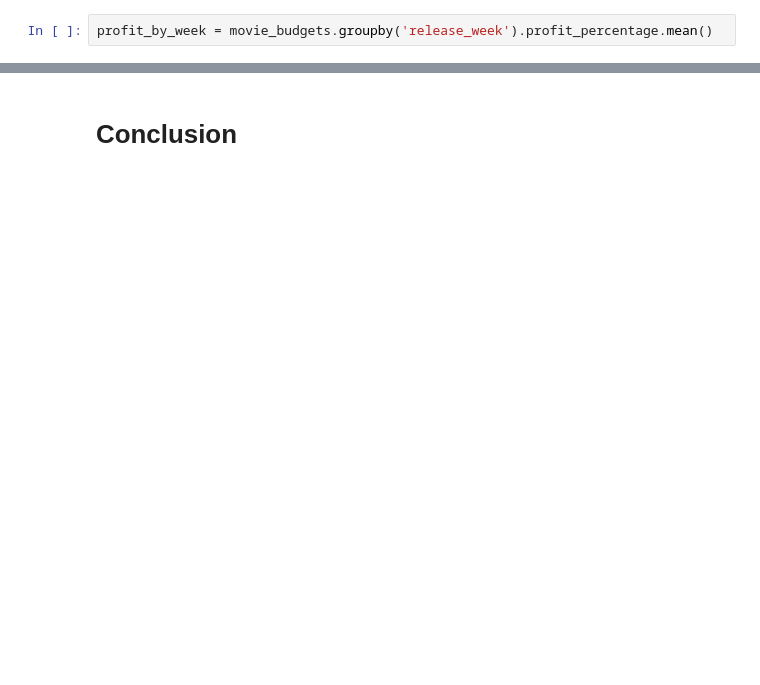
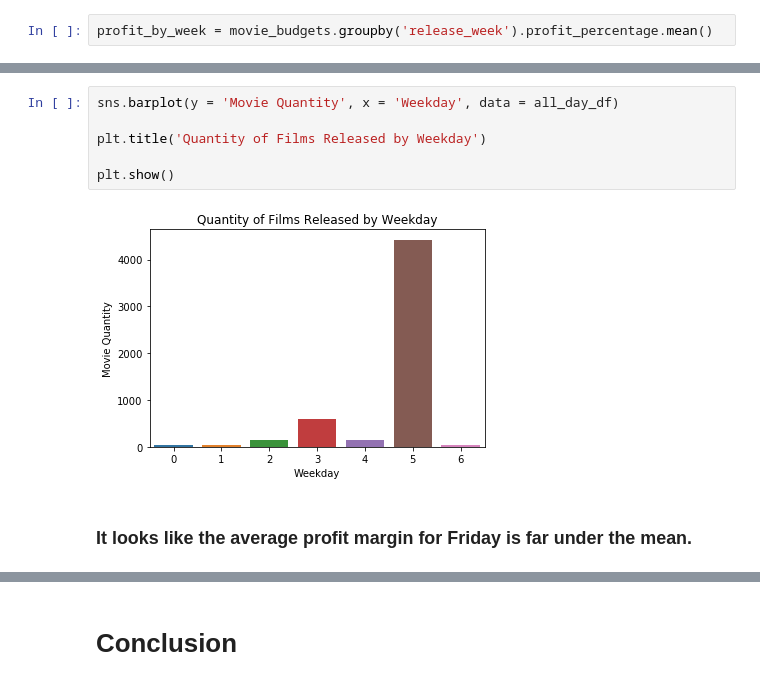
Before and after one commit to jaykayso/dsc-phase-1-project-online, a Jupyter notebook: Question 2 .ipynb, the cells around one changed output, grey strips where cells are left out. Cells and saved outputs as stored; diff of their text form; blank space fills up the shorter version.

```diff
--- a/Question 2 .ipynb
+++ b/Question 2 .ipynb
@@ -434,0 +417,10 @@ plt.show()
+# %%
+sns.barplot(y = 'Movie Quantity', x = 'Weekday', data = all_day_df)
+
+plt.title('Quantity of Films Released by Weekday')
+
+plt.show()
+# %% [output]
+[figure, added]
+# %% [markdown]
+### It looks like the average profit margin for Friday is far under the mean.
```
Also changed, not shown: parts of 81 cells of this notebook, 2 other files.
